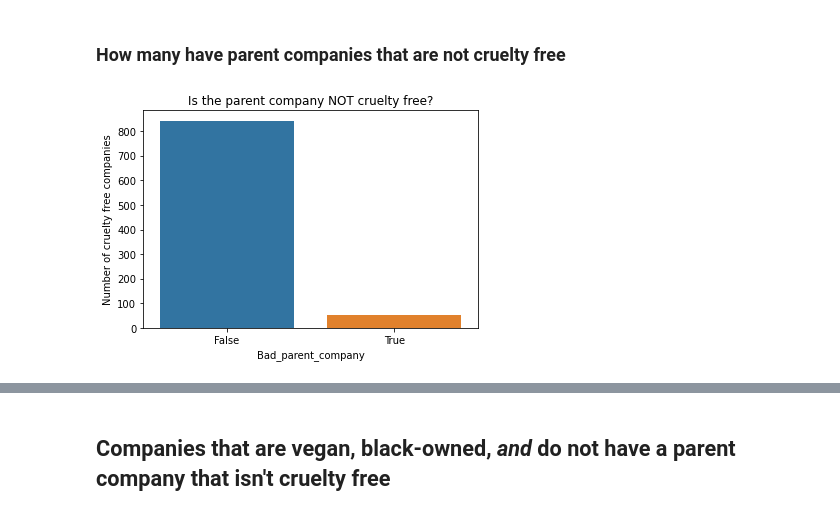
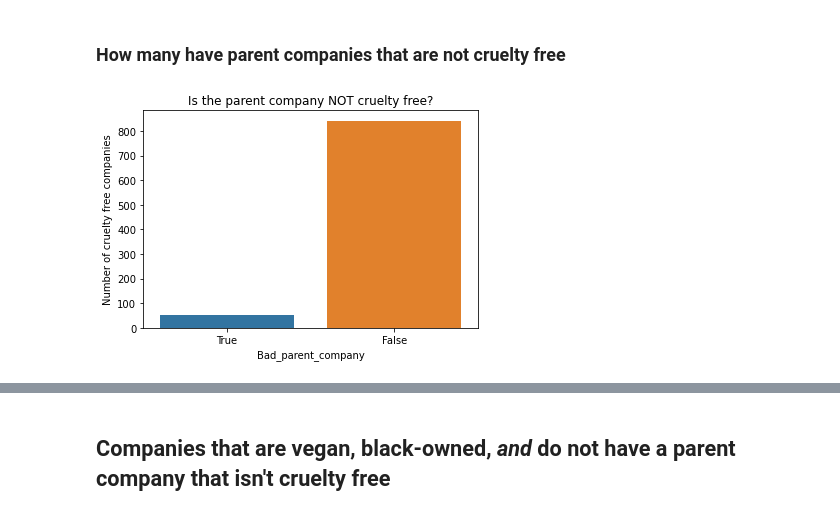
Before and after one commit to mhapich/cruelty_free_products, a Jupyter notebook: Cruelty_free.ipynb, the cells around one changed output, grey strips where cells are left out. Cells and saved outputs as stored; diff of their text form; code cells hidden in the pictures.

Commit message:
Last cleanup before getting companies
Changed some graphs and fixed final strings

```diff
--- a/Cruelty_free.ipynb
+++ b/Cruelty_free.ipynb
@@ -148,0 +154,3 @@ brand_df.head()
+# %%
+brand_df['Brand'] = brand_df['Brand'].str.split('–').str[0]
+brand_df.head(10)
@@ -148,0 +201,3 @@ brand_df.head()
+# %%
+partial_veg_brands = brand_df[brand_df.Partial_vegan]['Brand'].str.split(re.escape('(')).str[0]
+partial_veg_brands
@@ -148,0 +209,3 @@ brand_df.head()
+# %%
+brand_df.loc[brand_df.Partial_vegan, 'Brand'] = partial_veg_brands
+brand_df[brand_df['Brand'].str.contains(re.escape('('))]
@@ -148,0 +236,4 @@ brand_df.head()
+# %%
+# drop any accidentally empty rows (from blank bullet points on website)
+brand_df = brand_df[brand_df.Brand != '']
+brand_df.head(12)
@@ -151,10 +256,10 @@ brand_df.head()
 # %%
 # import graphing packages
 import matplotlib.pyplot as plt
 import seaborn as sns
 
-fig = sns.countplot(data=brand_df, x='Bad_parent_company')
+fig = sns.countplot(data=brand_df, x='Bad_parent_company', order=[True, False])
 fig.set_title('Is the parent company NOT cruelty free?')
 fig.set_ylabel('Number of cruelty free companies');
 # %% [output]
-[figure, old version]
+[figure, new version]
```
Also changed, not shown: parts of 34 cells of this notebook.
